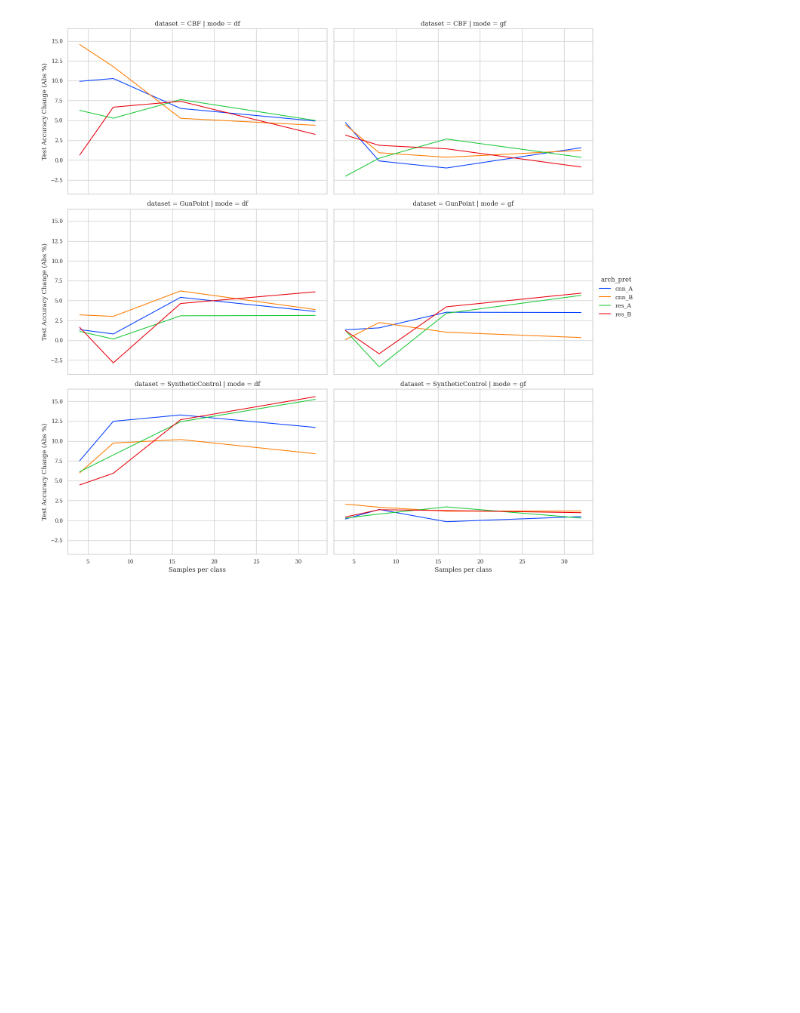
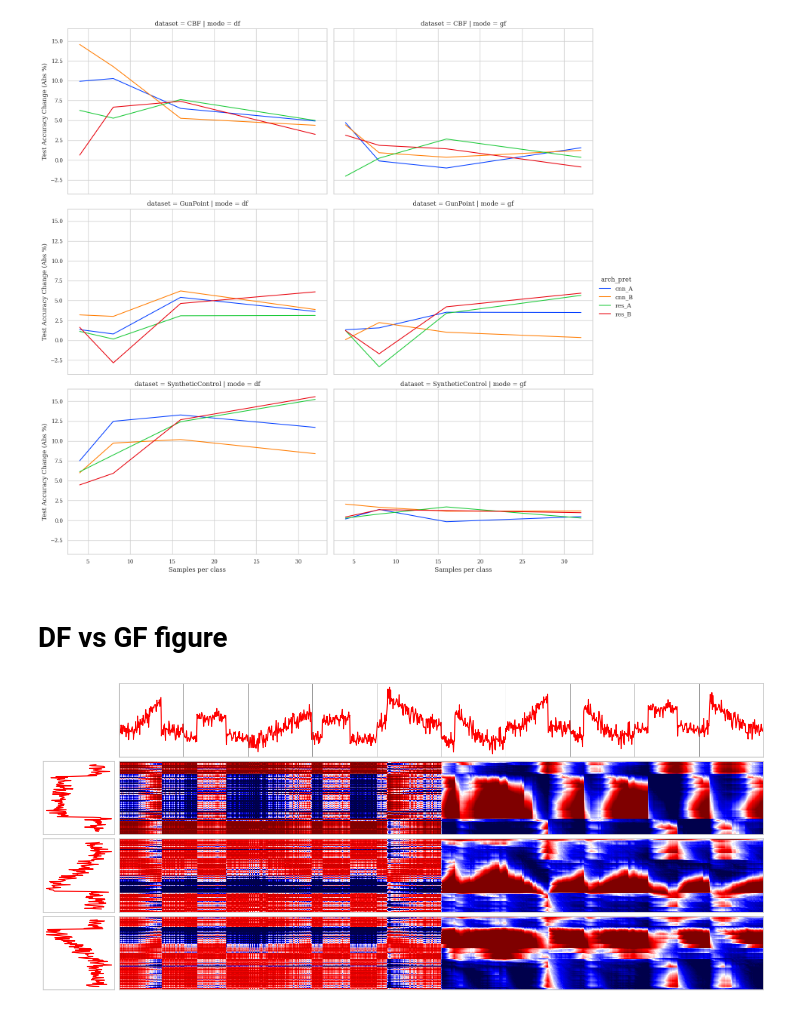
Before and after one commit to mbisan/s3ts, a Jupyter notebook: figures.ipynb, the cells around one changed output. Saved outputs shown, nothing was run; the diff lists cells and outputs as text; code cells hidden in the pictures; blank space fills up the shorter version.

Commit message:
new_graphs

```diff
--- a/figures.ipynb
+++ b/figures.ipynb
@@ -322,3 +322,5 @@ g.set_ylabels("Test Accuracy Change (Abs %)")
 g.set_xlabels("Samples per class");
 # %% [output]
 [figure]
+# %% [markdown]
+# DF vs GF figure
@@ -324,0 +362,69 @@ g.set_xlabels("Samples per class");
+# %%
+
+
+n_frames = 10 # must be even
+cmaps = ["seismic", "seismic"]
+n_patterns = dm_df.n_patterns
+sts_range = (0, dm_df.l_events*n_frames)
+
+patts = dm_df.patterns.numpy()
+TS = dm_df.STS_train[sts_range[0]:sts_range[1]]
+DF = dm_df.DM_train[:,:,sts_range[0]:sts_range[1]]
+GF = dm_gf.DM_train[:,:,sts_range[0]:sts_range[1]]
+
+fig = plt.figure(figsize=(14, 6), dpi=100, layout="constrained")
+gs = fig.add_gridspec(nrows=n_patterns+1, ncols=2,
+        hspace=0, height_ratios=None,
+        wspace=0, width_ratios=[0.1, 0.9])
+
+
+vlines = np.where(np.mod(np.arange(sts_range[0], sts_range[1]), dm_df.l_events) == 0)[0]
+sts_ax = fig.add_subplot(gs[0,1:])
+sts_ax.plot(np.arange(sts_range[0], sts_range[1]), TS, color="red")
+sts_ax.set_xlim(sts_range[0], sts_range[1]-1)
+sts_ax.set_xticklabels([]), sts_ax.set_yticklabels([])
+sts_ax.set_xticks([]), sts_ax.set_yticks([])
+[sts_ax.axvline(x + sts_range[0], color="dimgray", linewidth=0.5) for x in vlines]
+sts_ax.grid(True)
+
+for p in range(n_patterns):
+
+        # patt plot
+        patt_ax = fig.add_subplot(gs[p+1,0])
+        patt_ax.plot(patts[p,::-1], np.arange(len(patts[0])), color="red")
+        patt_ax.set_yticklabels([]), patt_ax.set_xticklabels([])
+        patt_ax.set_yticks([]), patt_ax.set_xticks([])
+        patt_ax.invert_xaxis(), patt_ax.grid(True)
+
+        # image plot
+        im_ax = fig.add_subplot(gs[p+1,1])
+        gf = GF[p,:,sts_range[0]:sts_range[1]-(sts_range[1]-sts_range[0])//2]
+        df = DF[p,:,sts_range[1]-(sts_range[1]-sts_range[0])//2:sts_range[1]]
+        gf = 2*(gf-gf.mean())/gf.std()
+        df = 2*(df-df.mean())/df.std()
+        im = np.concatenate([gf, df], axis=1)
+        im_ax.imshow(im, aspect="auto", cmap="seismic", vmin=-2, vmax=2)
+        im_ax.set_yticklabels([]), im_ax.set_xticklabels([])
+        im_ax.set_xticks([]), im_ax.set_yticks([])
+
+        #[im_ax.axvline(x, color="white") for x in vlines]
+
+        # # df plot
+        # df_ax = fig.add_subplot(gs[p+1,1])
+        # df_im = DF[p,:,sts_range[0]:sts_range[1]-(sts_range[1]-sts_range[0])//2]
+        # df_ax.imshow(df_im, aspect="auto")#, cmap=cmaps[0])
+        # df_ax.set_yticklabels([]), df_ax.set_xticklabels([])
+        # df_ax.set_xticks([]), df_ax.set_yticks([])
+        # df_vlines = np.where(np.mod(np.arange(sts_range[0], sts_range[1]-(sts_range[1]-sts_range[0])//2), dm_df.l_events) == 0)[0]
+        # [df_ax.axvline(x, color="dimgray") for x in df_vlines]
+
+        # # gf plot
+        # gf_ax = fig.add_subplot(gs[p+1,2])
+        # gf_im = GF[p,:,sts_range[1]-(sts_range[1]-sts_range[0])//2:sts_range[1]]
+        # gf_ax.imshow(gf_im, aspect="auto")#, cmap=cmaps[1])
+        # gf_ax.set_yticklabels([]), gf_ax.set_xticklabels([])
+        # gf_ax.set_xticks([]), gf_ax.set_yticks([])
+        # gf_vlines = np.where(np.mod(np.arange(sts_range[1]-(sts_range[1]-sts_range[0])//2, sts_range[1]), dm_df.l_events) == 0)[0]
+        # [gf_ax.axvline(x, color="dimgray") for x in gf_vlines]
+# %% [output]
+[figure, added]
```
Also changed, not shown: parts of 1 cell of this notebook, 6 other files.
